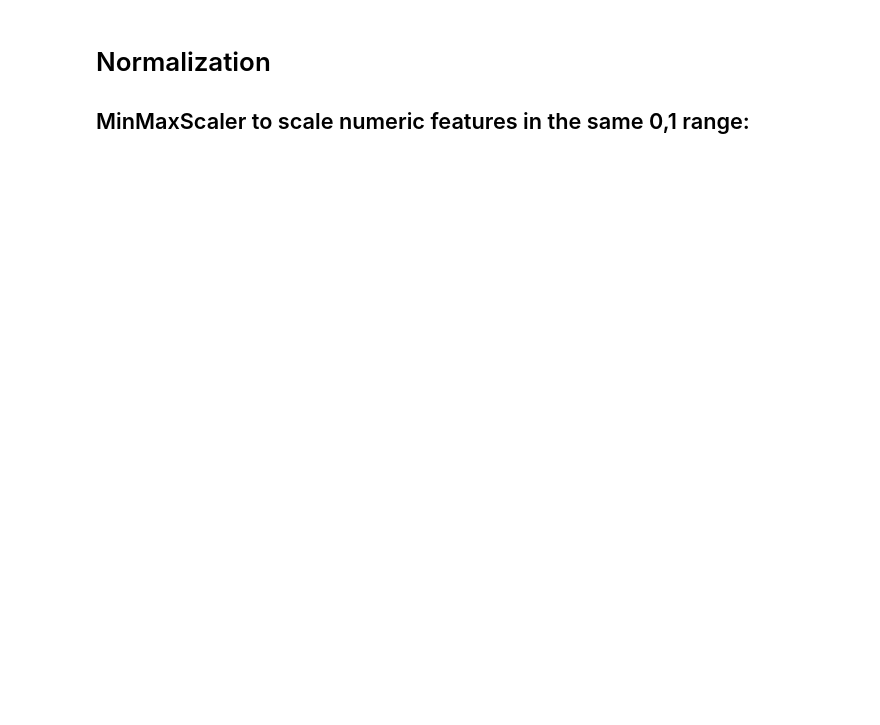
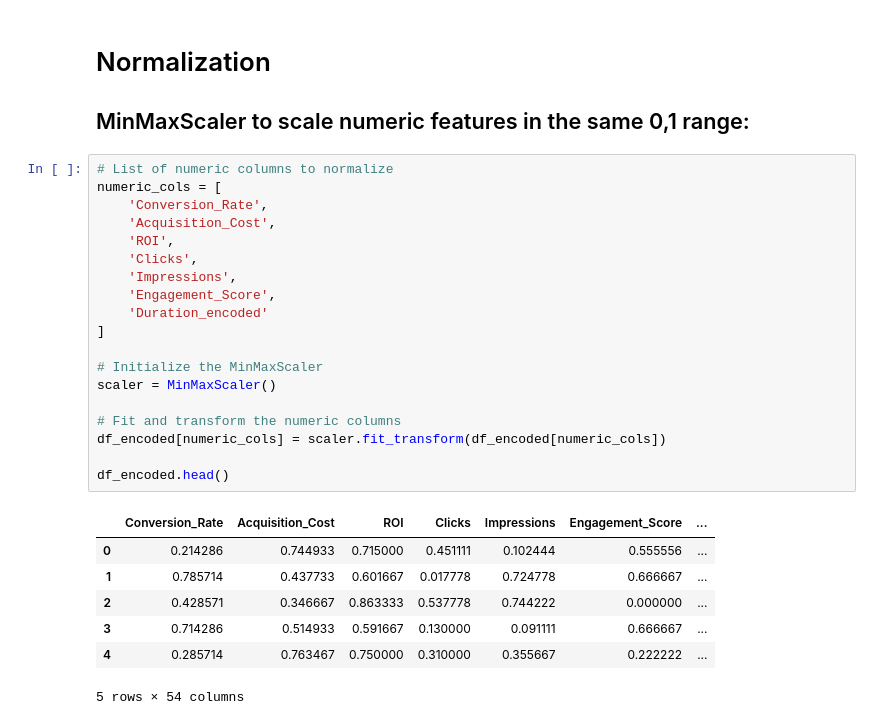
Before and after one commit to nikonlikes/DSSproject, a Jupyter notebook: dataExplor.ipynb, the cells around one changed output. Drawn from its saved outputs; the diff is of its cells as text; blank space fills up the shorter version.

```diff
--- a/dataExplor.ipynb
+++ b/dataExplor.ipynb
@@ -304,3 +351,30 @@ df_encoded.head()
 # %% [markdown]
 # Normalization
 ## MinMaxScaler to scale numeric features in the same 0,1 range:
+# %%
+# List of numeric columns to normalize
+numeric_cols = [
+    'Conversion_Rate',
+    'Acquisition_Cost',
+    'ROI',
+    'Clicks',
+    'Impressions',
+    'Engagement_Score',
+    'Duration_encoded'
+]
+
+# Initialize the MinMaxScaler
+scaler = MinMaxScaler()
+
+# Fit and transform the numeric columns
+df_encoded[numeric_cols] = scaler.fit_transform(df_encoded[numeric_cols])
+
+df_encoded.head()
+# %% [output]
+|  | Conversion_Rate | Acquisition_Cost | ROI | Clicks | Impressions | Engagement_Score | ... |
+| 0 | 0.214286 | 0.744933 | 0.715000 | 0.451111 | 0.102444 | 0.555556 | ... |
+| 1 | 0.785714 | 0.437733 | 0.601667 | 0.017778 | 0.724778 | 0.666667 | ... |
+| 2 | 0.428571 | 0.346667 | 0.863333 | 0.537778 | 0.744222 | 0.000000 | ... |
+| 3 | 0.714286 | 0.514933 | 0.591667 | 0.130000 | 0.091111 | 0.666667 | ... |
+| 4 | 0.285714 | 0.763467 | 0.750000 | 0.310000 | 0.355667 | 0.222222 | ... |
+5 rows × 54 columns
```
Also changed, not shown: parts of 7 cells of this notebook.
